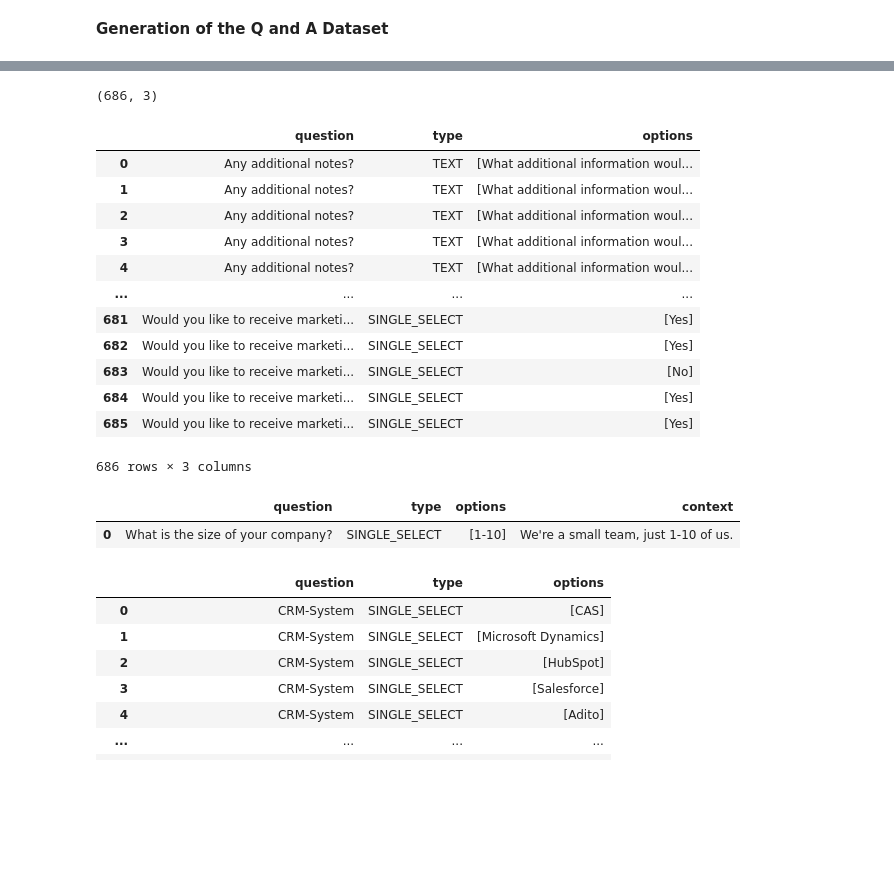
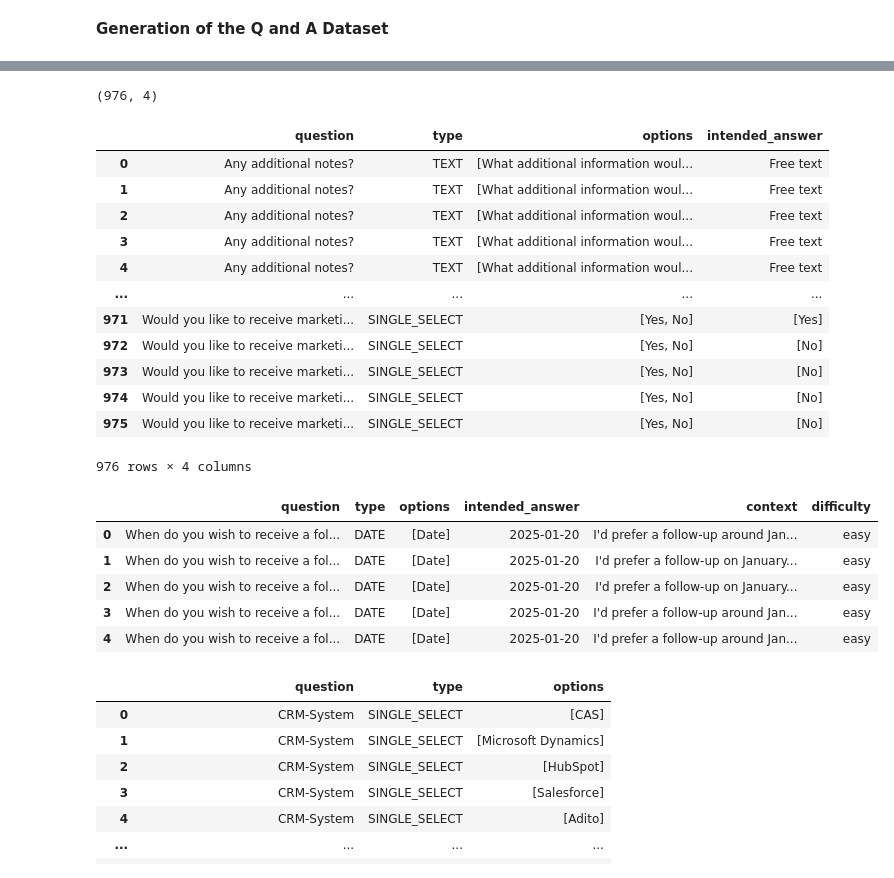
Before and after one commit to alexk2206/tds_capstone, a Jupyter notebook: QA_Dataset.ipynb, the cells around one changed output, grey strips where cells are left out. Cells and saved outputs as stored; diff of their text form; code cells hidden in the pictures; blank space fills up the shorter version.

Commit message:
added difficulty

```diff
--- a/QA_Dataset.ipynb
+++ b/QA_Dataset.ipynb
@@ -32,7 +32,7 @@ answer_combinations
 def adjust_question_amount(df, column, random_state):
     random.seed(random_state)
     def adjust_group(group):
-        max_amount = random.randint(24, 32)
+        max_amount = random.randint(32, 48)
 
         if len(group) < max_amount:
             return group.sample(n=max_amount, replace=True, random_state=random_state)
@@ -45,20 +45,20 @@ answer_combinations_limited = adjust_question_amount(answer_combinations, 'quest
 print(answer_combinations_limited.shape)
 answer_combinations_limited
 # %% [output]
-(686, 3)
+(976, 4)
-|  | question | type | options |
-| 0 | Any additional notes? | TEXT | [What additional information woul... |
-| 1 | Any additional notes? | TEXT | [What additional information woul... |
-| 2 | Any additional notes? | TEXT | [What additional information woul... |
-| 3 | Any additional notes? | TEXT | [What additional information woul... |
-| 4 | Any additional notes? | TEXT | [What additional information woul... |
-| ... | ... | ... | ... |
-| 681 | Would you like to receive marketi... | SINGLE_SELECT | [Yes] |
-| 682 | Would you like to receive marketi... | SINGLE_SELECT | [Yes] |
-| 683 | Would you like to receive marketi... | SINGLE_SELECT | [No] |
-| 684 | Would you like to receive marketi... | SINGLE_SELECT | [Yes] |
-| 685 | Would you like to receive marketi... | SINGLE_SELECT | [Yes] |
+|  | question | type | options | intended_answer |
+| 0 | Any additional notes? | TEXT | [What additional information woul... | Free text |
+| 1 | Any additional notes? | TEXT | [What additional information woul... | Free text |
+| 2 | Any additional notes? | TEXT | [What additional information woul... | Free text |
+| 3 | Any additional notes? | TEXT | [What additional information woul... | Free text |
+| 4 | Any additional notes? | TEXT | [What additional information woul... | Free text |
+| ... | ... | ... | ... | ... |
+| 971 | Would you like to receive marketi... | SINGLE_SELECT | [Yes, No] | [Yes] |
+| 972 | Would you like to receive marketi... | SINGLE_SELECT | [Yes, No] | [No] |
+| 973 | Would you like to receive marketi... | SINGLE_SELECT | [Yes, No] | [No] |
+| 974 | Would you like to receive marketi... | SINGLE_SELECT | [Yes, No] | [No] |
+| 975 | Would you like to receive marketi... | SINGLE_SELECT | [Yes, No] | [No] |
-686 rows × 3 columns
+976 rows × 4 columns
 # %%
 import google.generativeai as genai
 from IPython.display import display, Markdown
@@ -76,13 +76,13 @@ model = genai.GenerativeModel("gemini-1.5-flash")
 # %%
 max_output_tokens = 64
 
-def generate_answer(question, options):
+def generate_answer(question, intended_answer):
   prompt = f"""
   You are being asked a question and must answer in a way that sounds like you're speaking in the first person.
   Your response should be varied and sound natural, like you're being interviewed without talking unnecessarily much. Use actual numbers instead of writing them out, but only if necessary.
   Answer in present tense like you are having a conversation, use up to {max_output_tokens} tokens but keep it short. When the intended answer is a range, pick a number inbetween.
   Question: {question}\n
-  Answer: {options}\n
+  Answer: {intended_answer}\n
   Answer as a sentence:
   """
   response = model.generate_content(
@@ -96,21 +96,28 @@ def generate_answer(question, options):
 
   time.sleep(4)
 
-  return answer
+  return {"answer": answer, "difficulty": "easy"}
 # %%
-# sampling
+# Sampling
+sample_type = "DATE"
+sample_size = 5
+sample_question = "Size of the trade fair team (on average)"
 
-sample_type = "SINGLE_SELECT"
-sample_question = "What is the size of your company?"
+answer_combinations_limited_filtered = answer_combinations_limited[answer_combinations_limited['type'] == sample_type]
+#answer_combinations_limited_filtered = answer_combinations_limited[answer_combinations_limited['question'] == sample_question]
 
-#answer_combinations_limited_filtered = answer_combinations_limited[answer_combinations_limited['type'] == sample_type]
-answer_combinations_limited_filtered = answer_combinations_limited[answer_combinations_limited['question'] == sample_question]
-unique_questions_sample = (answer_combinations_limited_filtered.groupby('question').apply(lambda x: x.sample(1)).reset_index(drop=True))
-unique_questions_sample['context'] = unique_questions_sample.apply(lambda row: generate_answer(row['question'], row['options']), axis=1)
-unique_questions_sample
+sampled_questions = answer_combinations_limited_filtered.sample(n=min(sample_size, len(answer_combinations_limited_filtered))).reset_index(drop=True)
+
+sampled_questions[['context', 'difficulty']] = sampled_questions.apply(lambda row: pd.Series(generate_answer(row['question'], row['intended_answer'])), axis=1)
+
+sampled_questions
 # %% [output]
-|  | question | type | options | context |
-| 0 | What is the size of your company? | SINGLE_SELECT | [1-10] | We're a small team, just 1-10 of us. |
+|  | question | type | options | intended_answer | context | difficulty |
+| 0 | When do you wish to receive a fol... | DATE | [Date] | 2025-01-20 | I'd prefer a follow-up around Jan... | easy |
+| 1 | When do you wish to receive a fol... | DATE | [Date] | 2025-01-20 | I'd prefer a follow-up on January... | easy |
+| 2 | When do you wish to receive a fol... | DATE | [Date] | 2025-01-20 | I'd prefer a follow-up on January... | easy |
+| 3 | When do you wish to receive a fol... | DATE | [Date] | 2025-01-20 | I'd prefer a follow-up around Jan... | easy |
+| 4 | When do you wish to receive a fol... | DATE | [Date] | 2025-01-20 | I'd prefer a follow-up around Jan... | easy |
 # %%
 # QA Dataset
 
```
Also changed, not shown: parts of 1 cell of this notebook.
